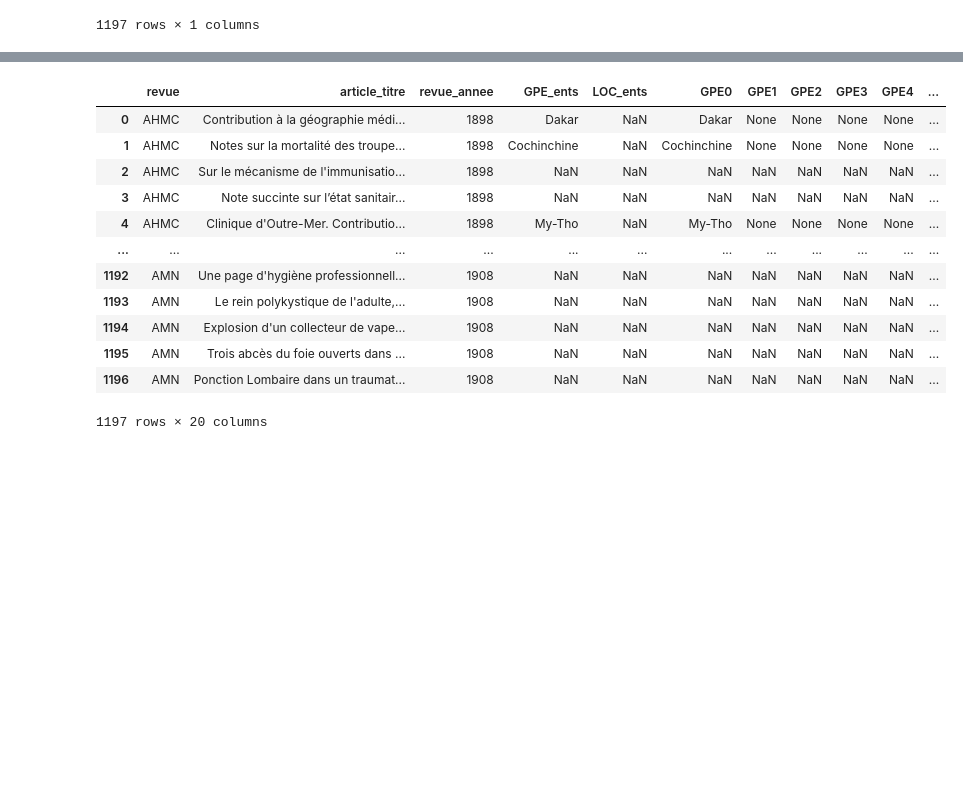
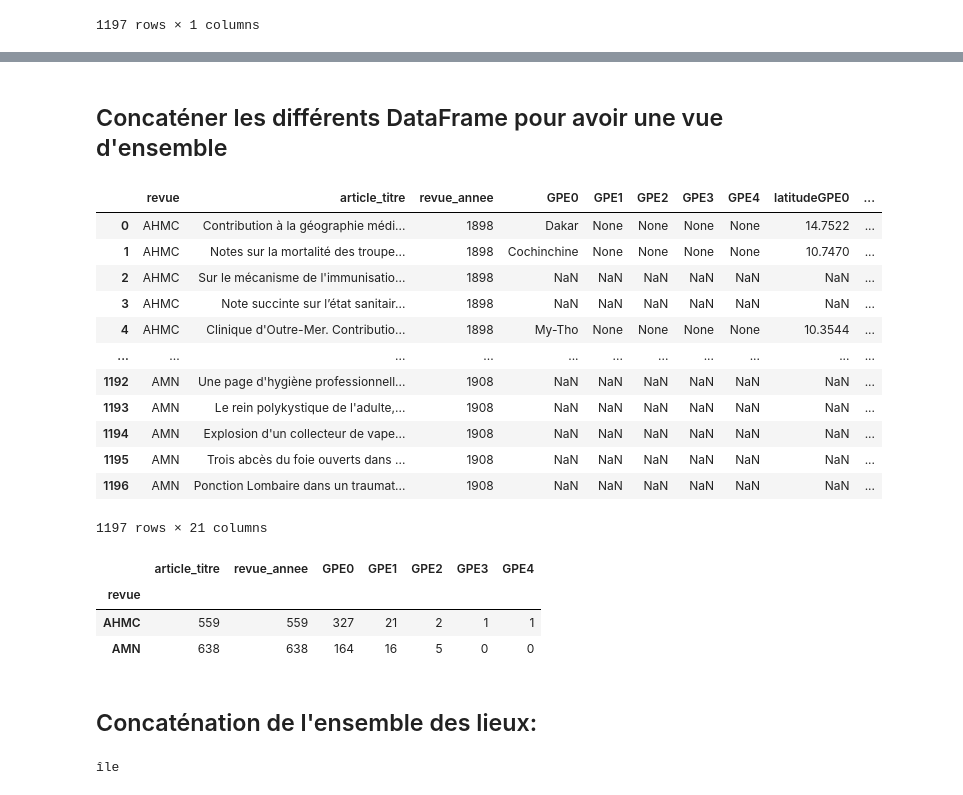
Before and after one commit to LilyG98/MappingJournals, a Jupyter notebook: data/3-Préparation-Cordonnees-AHMCAMN-QGIS.ipynb, the cells around one changed output, grey strips where cells are left out. Saved outputs shown, nothing was run; the diff lists cells and outputs as text; code cells hidden in the pictures; blank space fills up the shorter version.

```diff
--- a/data/3-Préparation-Cordonnees-AHMCAMN-QGIS.ipynb
+++ b/data/3-Préparation-Cordonnees-AHMCAMN-QGIS.ipynb
@@ -473,17 +437,29 @@ df_AMN_AHMC_GPE
+# %% [markdown]
+## Concaténer les différents DataFrame pour avoir une vue d'ensemble
 # %%
-df_AMN_AHMC_GPELOC_coord = pd.concat([df_AMN_AHMC_GPELOC,df_AMN_AHMC_GPE],axis=1)
+df_AMN_AHMC_GPELOC_coord = pd.concat([df_AMN_AHMC_GPELOC,df_AMN_AHMC_GPE,df_AMN_AHMC_LOC],axis=1)
+df_AMN_AHMC_GPELOC_coord=df_AMN_AHMC_GPELOC_coord.drop(columns=["GPE_ents","LOC_ents"])
 df_AMN_AHMC_GPELOC_coord
 # %% [output]
-|  | revue | article_titre | revue_annee | GPE_ents | LOC_ents | GPE0 | GPE1 | GPE2 | GPE3 | GPE4 | ... |
-| 0 | AHMC | Contribution à la géographie médi... | 1898 | Dakar | NaN | Dakar | None | None | None | None | ... |
-| 1 | AHMC | Notes sur la mortalité des troupe... | 1898 | Cochinchine | NaN | Cochinchine | None | None | None | None | ... |
-| 2 | AHMC | Sur le mécanisme de l'immunisatio... | 1898 | NaN | NaN | NaN | NaN | NaN | NaN | NaN | ... |
-| 3 | AHMC | Note succinte sur l’état sanitair... | 1898 | NaN | NaN | NaN | NaN | NaN | NaN | NaN | ... |
-| 4 | AHMC | Clinique d'Outre-Mer. Contributio... | 1898 | My-Tho | NaN | My-Tho | None | None | None | None | ... |
-| ... | ... | ... | ... | ... | ... | ... | ... | ... | ... | ... | ... |
-| 1192 | AMN | Une page d'hygiène professionnell... | 1908 | NaN | NaN | NaN | NaN | NaN | NaN | NaN | ... |
-| 1193 | AMN | Le rein polykystique de l'adulte,... | 1908 | NaN | NaN | NaN | NaN | NaN | NaN | NaN | ... |
-| 1194 | AMN | Explosion d'un collecteur de vape... | 1908 | NaN | NaN | NaN | NaN | NaN | NaN | NaN | ... |
-| 1195 | AMN | Trois abcès du foie ouverts dans ... | 1908 | NaN | NaN | NaN | NaN | NaN | NaN | NaN | ... |
-| 1196 | AMN | Ponction Lombaire dans un traumat... | 1908 | NaN | NaN | NaN | NaN | NaN | NaN | NaN | ... |
+|  | revue | article_titre | revue_annee | GPE0 | GPE1 | GPE2 | GPE3 | GPE4 | latitudeGPE0 | ... |
+| 0 | AHMC | Contribution à la géographie médi... | 1898 | Dakar | None | None | None | None | 14.7522 | ... |
+| 1 | AHMC | Notes sur la mortalité des troupe... | 1898 | Cochinchine | None | None | None | None | 10.7470 | ... |
+| 2 | AHMC | Sur le mécanisme de l'immunisatio... | 1898 | NaN | NaN | NaN | NaN | NaN | NaN | ... |
+| 3 | AHMC | Note succinte sur l’état sanitair... | 1898 | NaN | NaN | NaN | NaN | NaN | NaN | ... |
+| 4 | AHMC | Clinique d'Outre-Mer. Contributio... | 1898 | My-Tho | None | None | None | None | 10.3544 | ... |
+| ... | ... | ... | ... | ... | ... | ... | ... | ... | ... | ... |
+| 1192 | AMN | Une page d'hygiène professionnell... | 1908 | NaN | NaN | NaN | NaN | NaN | NaN | ... |
+| 1193 | AMN | Le rein polykystique de l'adulte,... | 1908 | NaN | NaN | NaN | NaN | NaN | NaN | ... |
+| 1194 | AMN | Explosion d'un collecteur de vape... | 1908 | NaN | NaN | NaN | NaN | NaN | NaN | ... |
+| 1195 | AMN | Trois abcès du foie ouverts dans ... | 1908 | NaN | NaN | NaN | NaN | NaN | NaN | ... |
+| 1196 | AMN | Ponction Lombaire dans un traumat... | 1908 | NaN | NaN | NaN | NaN | NaN | NaN | ... |
-1197 rows × 20 columns
+1197 rows × 21 columns
+# %%
+df_AMN_AHMC_GPELOC_coord.groupby(by="revue").count().loc[:,"article_titre":"GPE4"]
+# %% [output]
+|  | article_titre | revue_annee | GPE0 | GPE1 | GPE2 | GPE3 | GPE4 |
+| revue |  |  |  |  |  |  |  |
+| AHMC | 559 | 559 | 327 | 21 | 2 | 1 | 1 |
+| AMN | 638 | 638 | 164 | 16 | 5 | 0 | 0 |
+# %% [markdown]
+## Concaténation de l'ensemble des lieux:
@@ -489,0 +481,21 @@ df_AMN_AHMC_GPELOC_coord
+# %%
+df_GPELOC_QGIS = pd.DataFrame({"GPELOC_placeName":list_ens_GPELOC})
+df_GPELOC_QGIS_AHMC=pd.DataFrame({"GPELOC_placeNameAHMC":list_AHMC_GPELOC})
+df_GPELOC_QGIS_AMN=pd.DataFrame({"GPELOC_placeNameAMN":list_AMN_GPELOC})
+
+
+df_occurences_ens_GPELOC = pd.DataFrame(df_GPELOC_QGIS["GPELOC_placeName"].value_counts())
+df_occurences_AHMC_GPELOC = pd.DataFrame(df_GPELOC_QGIS_AHMC["GPELOC_placeNameAHMC"].value_counts())
+df_occurences_AMN_GPELOC = pd.DataFrame(df_GPELOC_QGIS_AMN["GPELOC_placeNameAMN"].value_counts())
+
+
+for i in df_occurences_ens_GPELOC.index:
+    #     print(i)
+    if i in dico_coord.keys():
+        df_occurences_ens_GPELOC.loc[i,"latitude"]=dico_coord[i][0]
+        df_occurences_ens_GPELOC.loc[i,"longitude"]=dico_coord[i][1]
+    else:
+        print(i)
+# df_occurences_ens_GPELOC
+# %% [output]
+île
```
Also changed, not shown: parts of 14 cells of this notebook, 1 other file.
